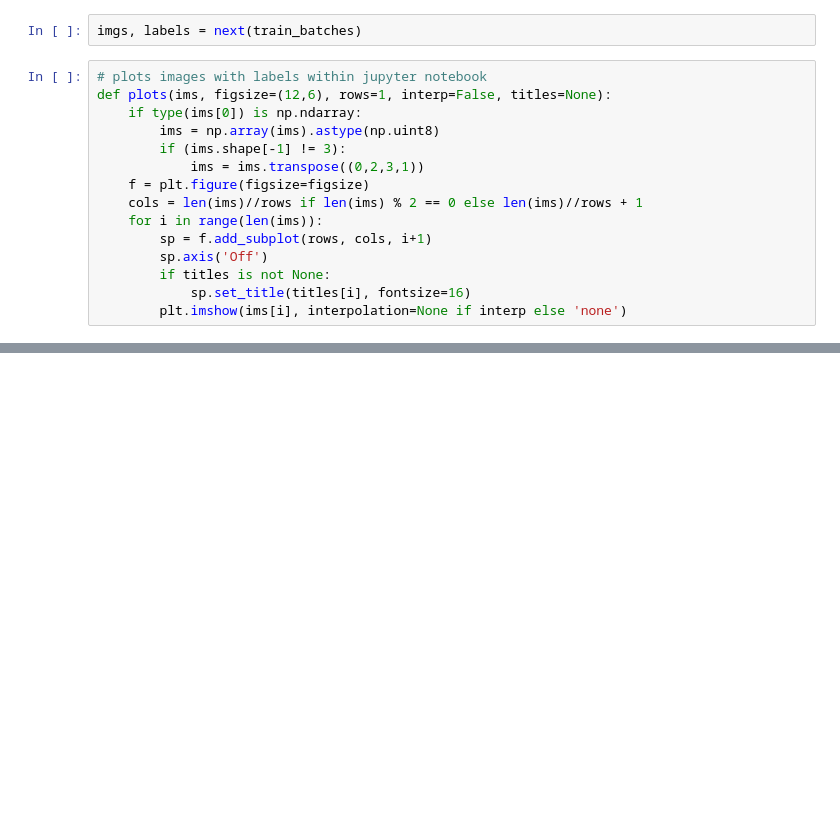
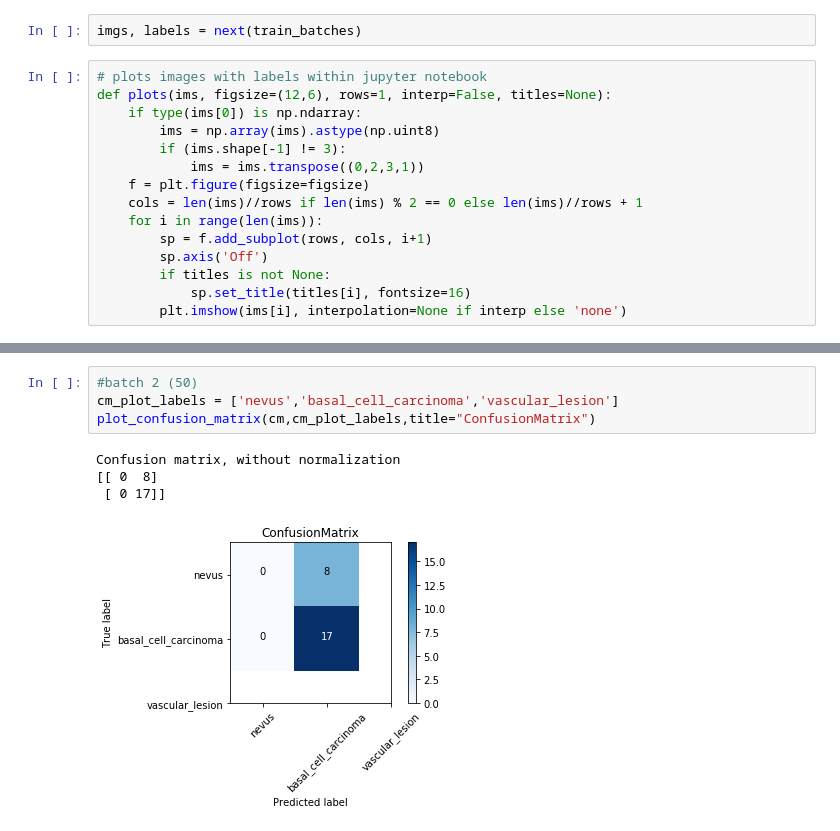
Before and after one commit to raroepke/Jevarah-Vision, a Jupyter notebook: MachineLearningModels/CNN/CleanedCNNLesionDiagnosis.ipynb, the cells around one changed output, grey strips where cells are left out. Cells and saved outputs as stored; diff of their text form; blank space fills up the shorter version.

```diff
--- a/MachineLearningModels/CNN/CleanedCNNLesionDiagnosis.ipynb
+++ b/MachineLearningModels/CNN/CleanedCNNLesionDiagnosis.ipynb
@@ -96,0 +183,9 @@ predictions = cnn_model.predict_generator(test_batches,steps=5,verbose=1)
+# %%
+#batch 2 (50)
+cm_plot_labels = ['nevus','basal_cell_carcinoma','vascular_lesion']
+plot_confusion_matrix(cm,cm_plot_labels,title="ConfusionMatrix")
+# %% [output]
+Confusion matrix, without normalization
+[[ 0  8]
+ [ 0 17]]
+[figure, added]
```
Also changed, not shown: parts of 14 cells of this notebook.
